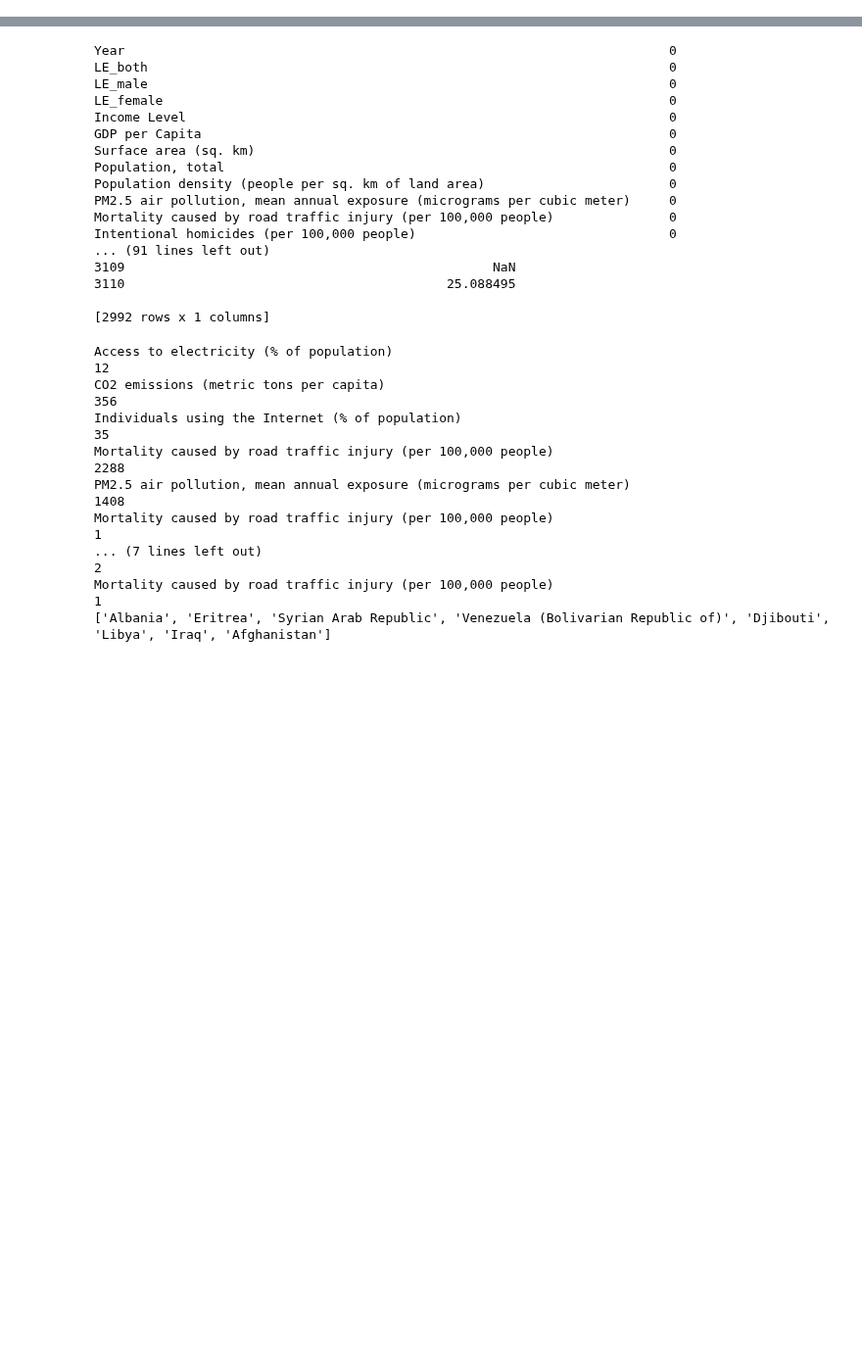
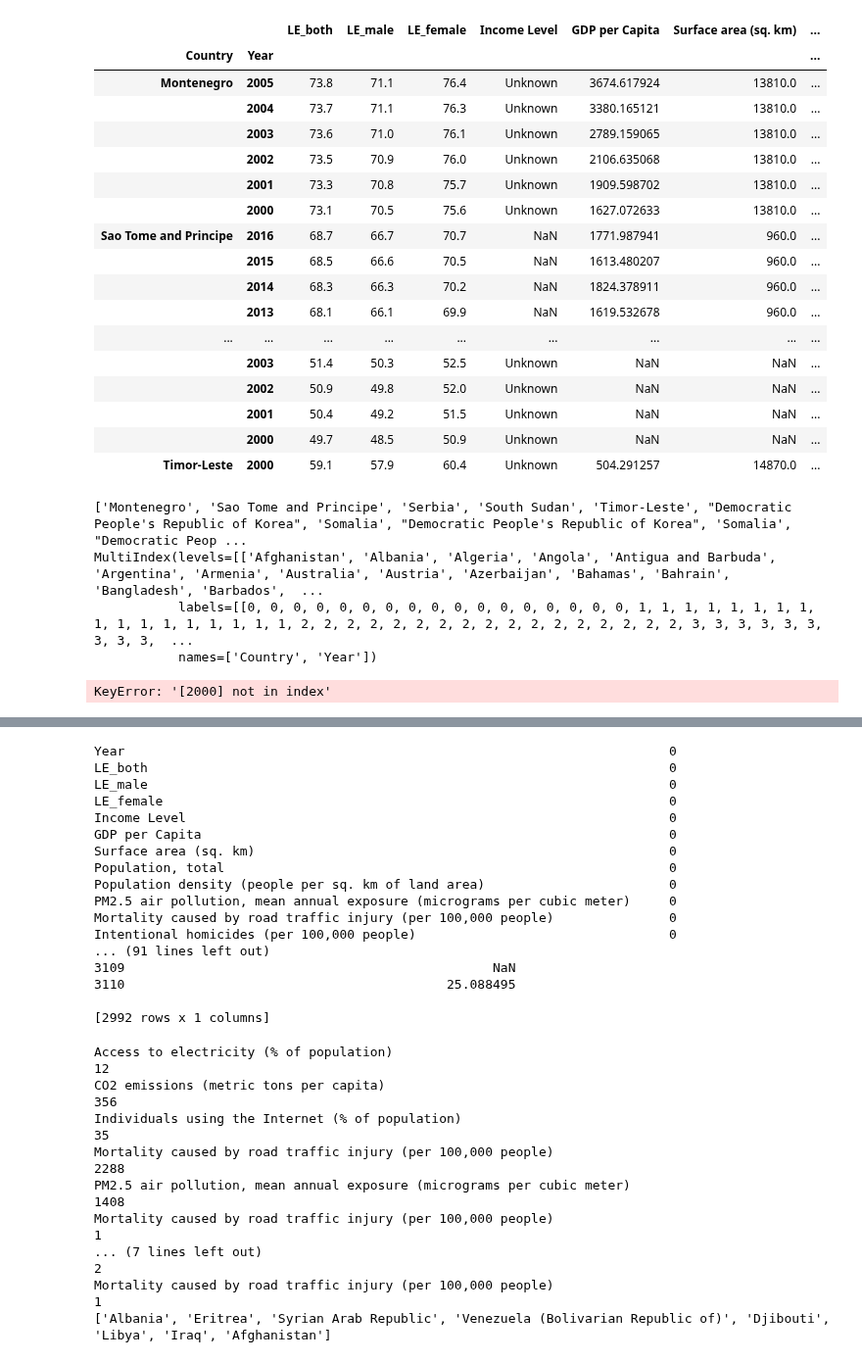
Before and after one commit to patrickFuerst/human_life_exp, a Jupyter notebook: Data_Processing(Attila).ipynb, the cells around one changed output, grey strips where cells are left out. Shown at 98% size. Saved outputs shown, nothing was run; the diff lists cells and outputs as text; code cells hidden in the pictures; blank space fills up the shorter version.

```diff
--- a/Data_Processing(Attila).ipynb
+++ b/Data_Processing(Attila).ipynb
@@ -0,0 +3,25 @@
+# %%
+import numpy as np
+import pandas as pd
+import matplotlib
+import matplotlib.pyplot as plt
+import math
+import seaborn as sns
+from pandas.plotting import scatter_matrix
+
+data = pd.read_csv('data/processed/merged_data.csv', index_col=['Country', 'Year'])
+# drop useless culumns
+data.drop(columns=['Last Updated: 11/14/2018', 'Data from database: World Development Indicators'], inplace=True)
+
+
+#data.reset_index()
+#data.set_index(['Country', 'Year'])
+
+#rename variable names
+# rename columns for convenience
+data.rename(index=str, columns={'Life expectancy at birth (years)  Both sexes': 'LE_both'}, inplace=True)
+data.rename(index=str, columns={'Life expectancy at birth (years)  Male': 'LE_male'}, inplace=True)
+data.rename(index=str, columns={'Life expectancy at birth (years)  Female': 'LE_female'}, inplace=True)
+data.rename(columns={'Current health expenditure (CHE) per capita in US$': 'CHE_in_USD'}, inplace=True)
+
+print(data.columns)
@@ -58,0 +50,41 @@ Population, total
+# %%
+
+
+# Income level unknown
+# Delete this countries
+display(data[(data['Income Level']=='Unknown') | (data['Income Level'].isnull())])
+delcon.append('Democratic People\'s Republic of Korea')
+delcon.append('Somalia')
+print(delcon)
+#display(data[data['Country'].isin(delcon)])
+print(data.index)
+data.at[['Timor-Leste', 2000], 'Income Level'] = 'L'
+#data[(data['Country'] == 'Timor-Leste') & (data['Year'] == 2000)]['Income Level'] = 'L'
+data.set_value(['Timor-Leste',2000], 'Income Level', 'L')
+
+display(data[data['Country'].isin(delcon)])
+data = data[~data['Country'].isin(delcon)]
+# %% [output]
+|  |  | LE_both | LE_male | LE_female | Income Level | GDP per Capita | Surface area (sq. km) | ... |
+| Country | Year |  |  |  |  |  |  | ... |
+| Montenegro | 2005 | 73.8 | 71.1 | 76.4 | Unknown | 3674.617924 | 13810.0 | ... |
+|  | 2004 | 73.7 | 71.1 | 76.3 | Unknown | 3380.165121 | 13810.0 | ... |
+|  | 2003 | 73.6 | 71.0 | 76.1 | Unknown | 2789.159065 | 13810.0 | ... |
+|  | 2002 | 73.5 | 70.9 | 76.0 | Unknown | 2106.635068 | 13810.0 | ... |
+|  | 2001 | 73.3 | 70.8 | 75.7 | Unknown | 1909.598702 | 13810.0 | ... |
+|  | 2000 | 73.1 | 70.5 | 75.6 | Unknown | 1627.072633 | 13810.0 | ... |
+| Sao Tome and Principe | 2016 | 68.7 | 66.7 | 70.7 | NaN | 1771.987941 | 960.0 | ... |
+|  | 2015 | 68.5 | 66.6 | 70.5 | NaN | 1613.480207 | 960.0 | ... |
+|  | 2014 | 68.3 | 66.3 | 70.2 | NaN | 1824.378911 | 960.0 | ... |
+|  | 2013 | 68.1 | 66.1 | 69.9 | NaN | 1619.532678 | 960.0 | ... |
+| ... | ... | ... | ... | ... | ... | ... | ... | ... |
+|  | 2003 | 51.4 | 50.3 | 52.5 | Unknown | NaN | NaN | ... |
+|  | 2002 | 50.9 | 49.8 | 52.0 | Unknown | NaN | NaN | ... |
+|  | 2001 | 50.4 | 49.2 | 51.5 | Unknown | NaN | NaN | ... |
+|  | 2000 | 49.7 | 48.5 | 50.9 | Unknown | NaN | NaN | ... |
+| Timor-Leste | 2000 | 59.1 | 57.9 | 60.4 | Unknown | 504.291257 | 14870.0 | ... |
+['Montenegro', 'Sao Tome and Principe', 'Serbia', 'South Sudan', 'Timor-Leste', "Democratic People's Republic of Korea", 'Somalia', "Democratic People's Republic of Korea", 'Somalia', "Democratic Peop ...
+MultiIndex(levels=[['Afghanistan', 'Albania', 'Algeria', 'Angola', 'Antigua and Barbuda', 'Argentina', 'Armenia', 'Australia', 'Austria', 'Azerbaijan', 'Bahamas', 'Bahrain', 'Bangladesh', 'Barbados',  ...
+           labels=[[0, 0, 0, 0, 0, 0, 0, 0, 0, 0, 0, 0, 0, 0, 0, 0, 0, 1, 1, 1, 1, 1, 1, 1, 1, 1, 1, 1, 1, 1, 1, 1, 1, 1, 2, 2, 2, 2, 2, 2, 2, 2, 2, 2, 2, 2, 2, 2, 2, 2, 2, 3, 3, 3, 3, 3, 3, 3, 3, 3,  ...
+           names=['Country', 'Year'])
+KeyError: '[2000] not in index'
```
Also changed, not shown: parts of 5 cells of this notebook.
